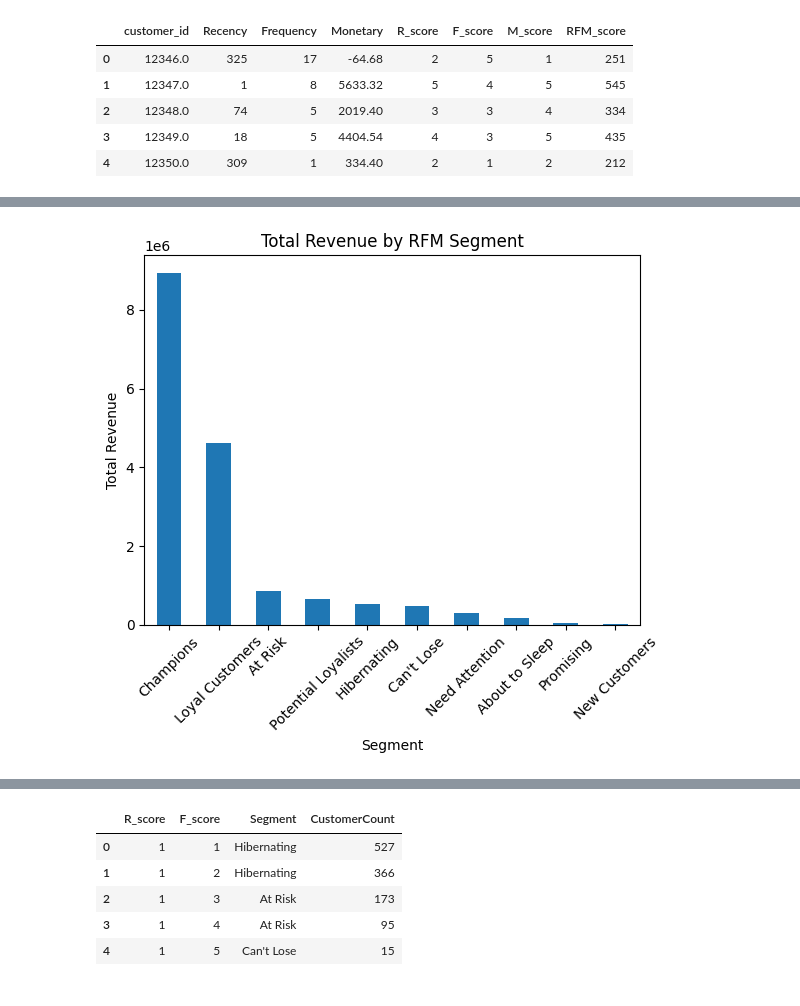
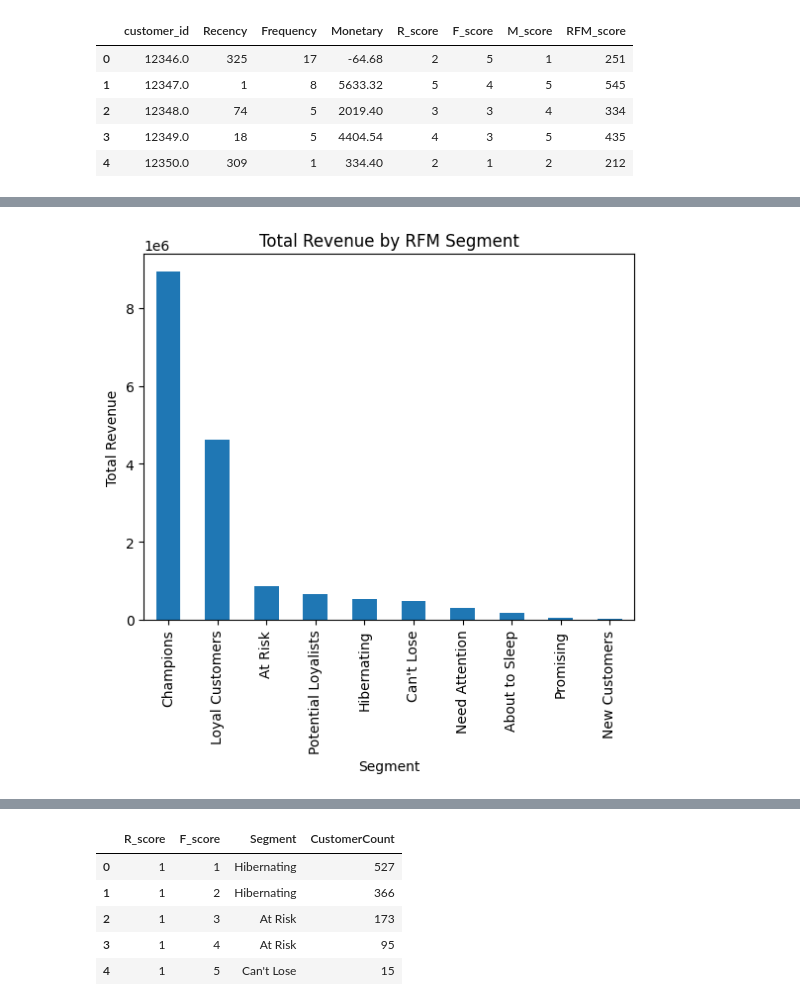
Before and after one commit to jarviscanada/jarvis_data_eng_SridharRaviKumar, a Jupyter notebook: python_data_analytics/analytics/london_giftshop_analysis.ipynb, the cells around one changed output, grey strips where cells are left out. Saved outputs shown, nothing was run; the diff lists cells and outputs as text; code cells hidden in the pictures.

```diff
--- a/python_data_analytics/analytics/london_giftshop_analysis.ipynb
+++ b/python_data_analytics/analytics/london_giftshop_analysis.ipynb
@@ -913,14 +893,15 @@ seg_summary
 | Hibernating | 464.668404 | 1535 | 1.336808 | 1535 | 340.030529 | 1535 |
 | Promising | 36.117647 | 119 | 1.000000 | 119 | 324.655798 | 119 |
 # %%
+# Visualize segment revenue distribution
 segment_revenue = rfm_seg.groupby("Segment")["Monetary"].sum().sort_values(ascending=False)
 
 plt.figure()
 segment_revenue.plot(kind="bar")
 plt.title("Total Revenue by RFM Segment")
 plt.xlabel("Segment")
 plt.ylabel("Total Revenue")
-plt.xticks(rotation=45)
+plt.xticks(rotation=90)
 plt.show()
 # %% [output]
-[figure, old version]
+[figure, new version]
```
Also changed, not shown: parts of 12 cells of this notebook.
